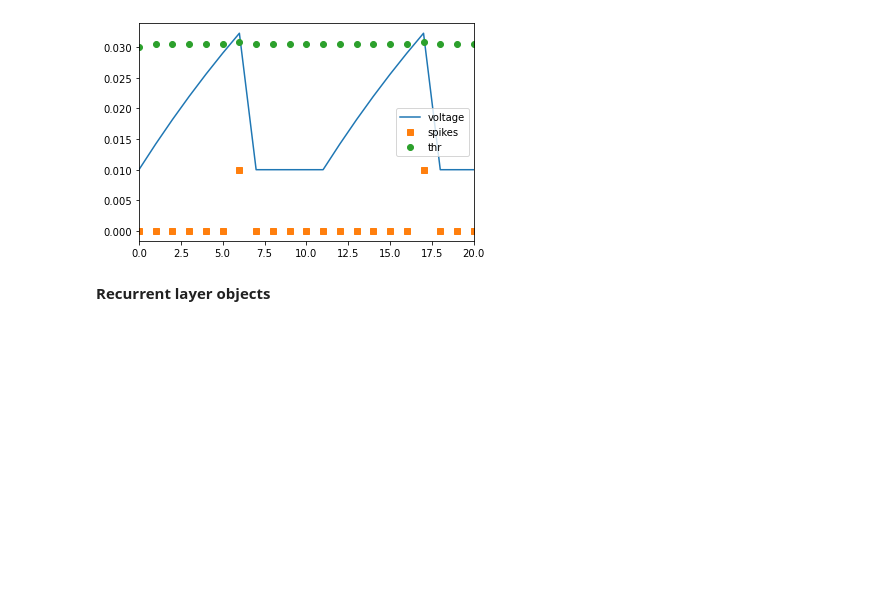
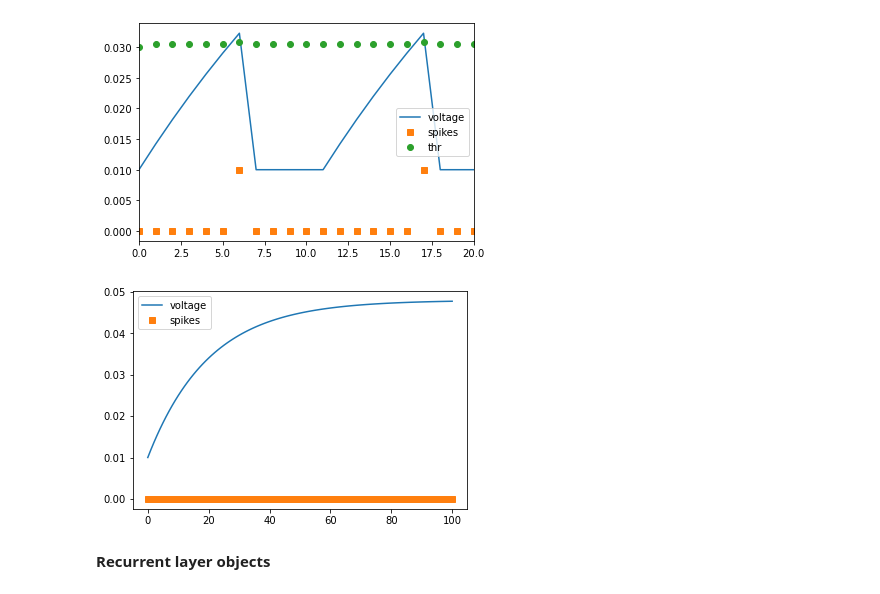
Before and after one commit to ChrizZhuang/Adaptive_SRNN_memtransistor, a Jupyter notebook: SRNN_develop.ipynb, the cells around one changed output. Saved outputs shown, nothing was run; the diff lists cells and outputs as text; code cells hidden in the pictures; blank space fills up the shorter version.

Commit message:
gradient tape for output layer work!

```diff
--- a/SRNN_develop.ipynb
+++ b/SRNN_develop.ipynb
@@ -400,9 +491,18 @@ class ALIF(LIF):
             self.thr_list: thresholds of next time step
         '''
         # define the current
-        if type(z_pre) == list: z_pre = np.array(z_pre)
+        if type(z_pre) != tf.Tensor:
+            z_pre = tf.convert_to_tensor(z_pre)
+
         if self.type == 'hidden' or self.type == 'output':
-            current = np.matmul(self.w_in.numpy().T, z_pre)
+            if z_pre.shape != (self.n_in, 1):
+                z_pre = tf.reshape(z_pre, shape = (self.n_in, 1))
+        else:
+            if z_pre.shape != (self.n, 1):
+                z_pre = tf.reshape(z_pre, shape = (self.n, 1))
+
+        if self.type == 'hidden' or self.type == 'output':
+            current = tf.linalg.matmul(tf.transpose(self.w_in), z_pre)
         else:
             current = z_pre
 
@@ -412,6 +512,8 @@ class ALIF(LIF):
                 current = current + tf.random.normal(shape=self.n, stddev=self.injected_noise_current)
             elif self.type == 'hidden' or self.type == 'output':
                 current = current + tf.random.normal(shape=(self.n_in, self.n), stddev=self.injected_noise_current)
+
+        current = tf.reshape(current, shape=(self.n, ))
 
 
         # update the voltage, threshold and spike of this layer
@@ -440,11 +542,14 @@ class ALIF(LIF):
                 self.thr_list[i] = self.thr + self.beta*(self.rou*self.thr_list[i]+(1-self.rou)*self.z[i])*self.v0
 
         else:
-            for i in range(len(self.v)): # for a certain neuron in this layer
-                self.v[i] = self.alpha * self.v[i] + (1-self.alpha)*current[i]
+            self.v = self.alpha * self.v + (1-self.alpha)*current
 
 
         return self.v, self.z, self.thr_list
+
+    def __call__(self, z_pre):
+        v, z, _ = self.dynamic(z_pre)
+        return v, z
 # %%
 times = np.linspace(0, 100, 101)
 ALIF_trial = ALIF(n=10, type='input', n_ref=5, beta=1.8)
@@ -487,6 +592,25 @@ plt.legend()
 plt.show()
 # %% [output]
 [figure]
+# %%
+times = np.linspace(0, 100, 101)
+ALIF_trial = ALIF(n=10, type='output', n_in=8, n_ref=3)
+z_pres = 0.05*np.ones([len(times), ALIF_trial.n_in])
+v_history = [ALIF_trial.v[0]]
+z_history = [ALIF_trial.z[0]]
+for i in range(len(times)-1):
+    v, z = ALIF_trial(z_pres[i])
+    #print(LIF_trial.v)
+    v_history.append(ALIF_trial.v[0])
+    z_history.append(ALIF_trial.z[0])
+
+plt.plot(times, v_history, label='voltage')
+plt.plot(times, 0.01*np.array(z_history), 's', label='spikes')
+#plt.xlim(0, 20)
+plt.legend()
+plt.show()
+# %% [output]
+[figure, added]
 # %% [markdown]
 **Recurrent layer objects**
 # %%
```
Also changed, not shown: parts of 20 cells of this notebook.
